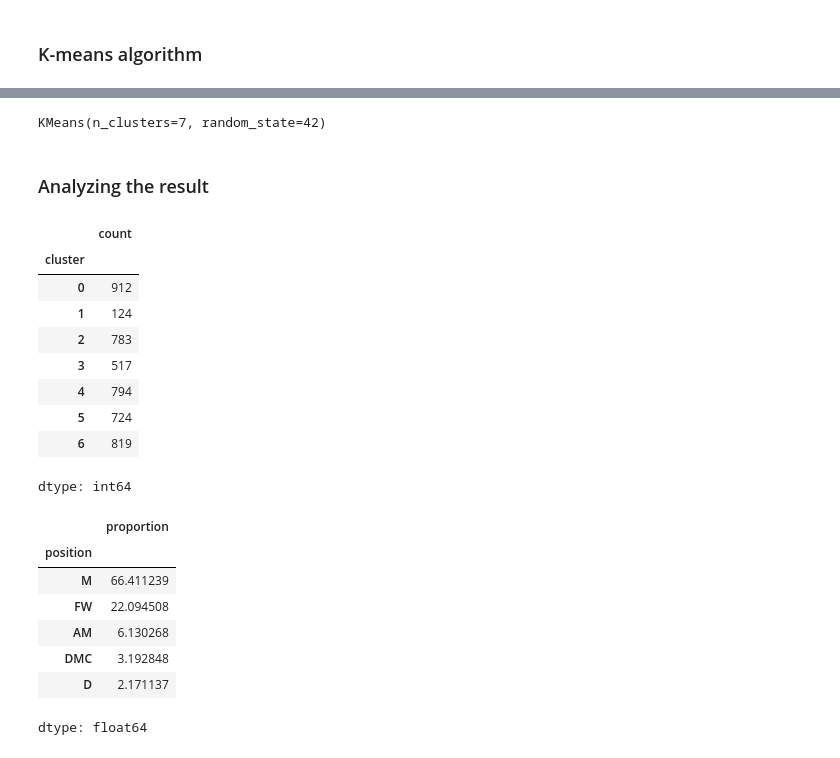
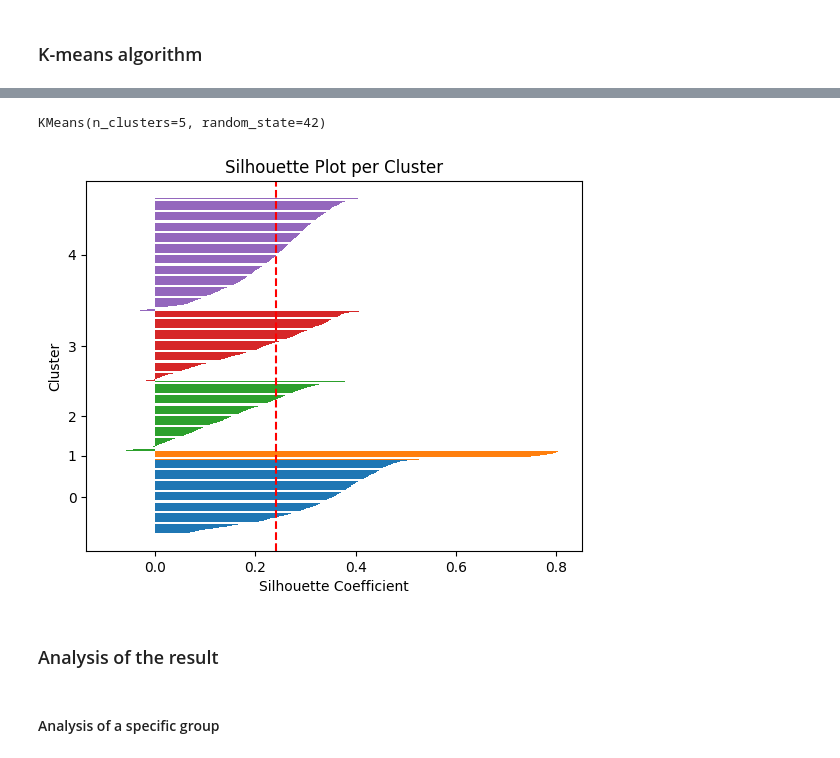
Before and after one commit to Computational-Tools-in-DS-G42/footballer-profiler-AI, a Jupyter notebook: player_profiler.ipynb, the cells around one changed output, grey strips where cells are left out. Cells and saved outputs as stored; diff of their text form; code cells hidden in the pictures.

```diff
--- a/player_profiler.ipynb
+++ b/player_profiler.ipynb
@@ -721,6 +766,6 @@ plt.show()
 # %%
 
-kmeans = KMeans(n_clusters=7, random_state=42)
+kmeans = KMeans(n_clusters=5, random_state=42)
 kmeans.fit(X_scaled)
 # %% [output]
-KMeans(n_clusters=7, random_state=42)
+KMeans(n_clusters=5, random_state=42)
@@ -729,30 +772,35 @@ KMeans(n_clusters=7, random_state=42)
 # %%
 
 df_train['cluster'] = kmeans.labels_
+# %%
+# Silhouette score plot per cluster for the selected K value
+
+silhouette_vals = silhouette_samples(X_scaled, df_train["cluster"])
+y_ax_lower, y_ax_upper = 0, 0
+yticks = []
+
+for i in np.unique(df_train["cluster"]):
+    cluster_silhouette_vals = silhouette_vals[df_train["cluster"] == i]
+    cluster_silhouette_vals.sort()
+    y_ax_upper += len(cluster_silhouette_vals)
+    plt.barh(range(y_ax_lower, y_ax_upper),
+             cluster_silhouette_vals, edgecolor='none')
+    yticks.append((y_ax_lower + y_ax_upper) / 2)
+    y_ax_lower += len(cluster_silhouette_vals)
+
+plt.axvline(x=silhouette_score(X_scaled, df_train["cluster"]), color="red", linestyle="--")
+plt.yticks(yticks, np.unique(df_train["cluster"]))
+plt.ylabel("Cluster")
+plt.xlabel("Silhouette Coefficient")
+plt.title("Silhouette Plot per Cluster")
+plt.show()
+# %% [output]
+[figure, added]
 # %% [markdown]
-### Analyzing the result
+### Analysis of the result
-# %%
-df_train['cluster'].value_counts().sort_index()
-# %% [output]
-|  | count |
-| cluster |  |
-| 0 | 912 |
-| 1 | 124 |
-| 2 | 783 |
-| 3 | 517 |
-| 4 | 794 |
-| 5 | 724 |
-| 6 | 819 |
-dtype: int64
+# %% [markdown]
+#### Analysis of a specific group
 # %%
-group2 = df_train[df_train["cluster"] == 2][["name", "position", "cluster"]]
-group2["position"].value_counts(normalize=True) * 100
+#group2 = df_train[df_train["cluster"] == 2][["name", "position", "cluster"]]
+#group2["position"].value_counts(normalize=True) * 100
+#display(group2.head(10))
-# %% [output]
-|  | proportion |
-| position |  |
-| M | 66.411239 |
-| FW | 22.094508 |
-| AM | 6.130268 |
-| DMC | 3.192848 |
-| D | 2.171137 |
-dtype: float64
```
Also changed, not shown: parts of 23 cells of this notebook.
